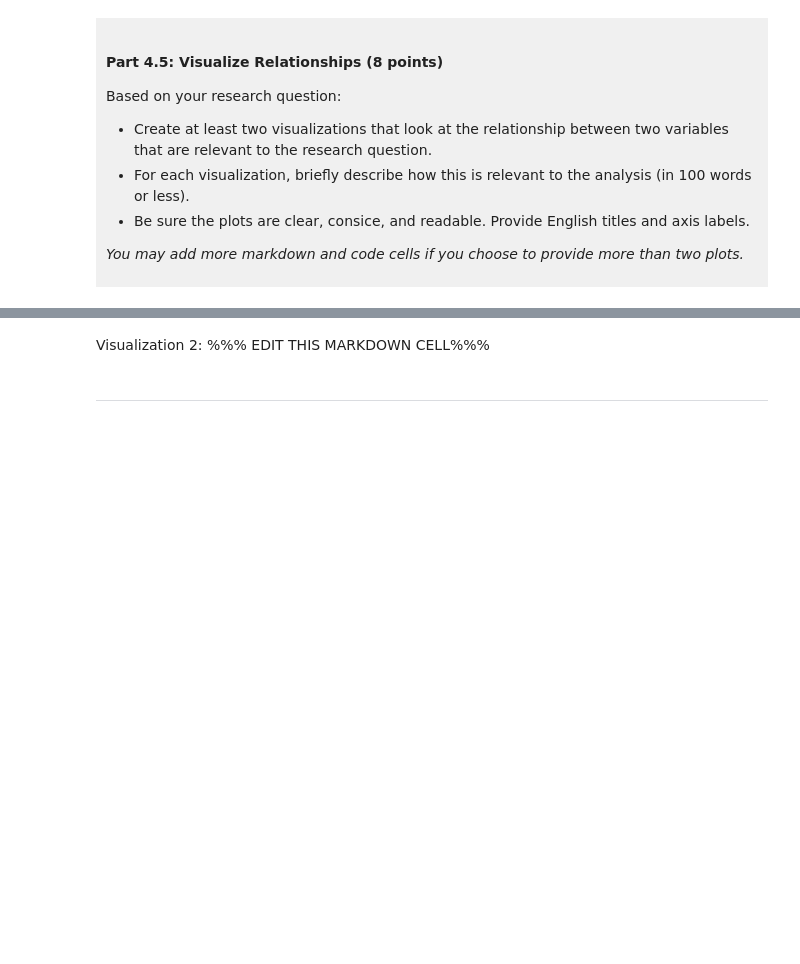
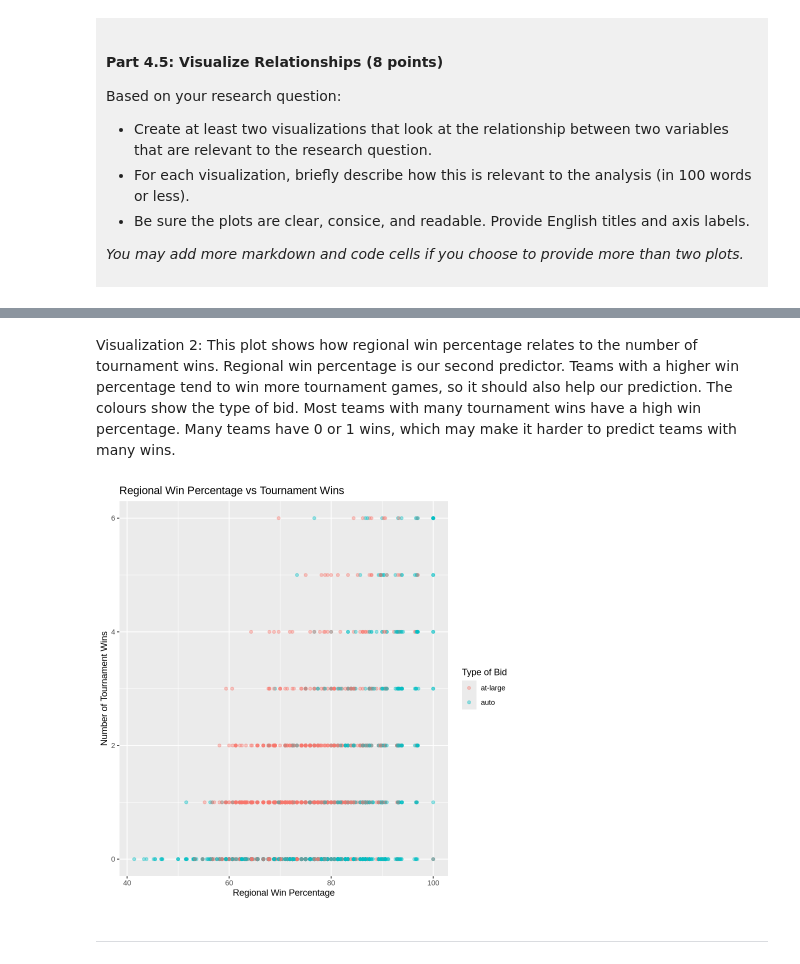
Before and after one commit to xguo1001/dsci-100-project-roxanne-guo, a Jupyter notebook: dsci-100-project-notebook.ipynb, the cells around one changed output, grey strips where cells are left out. Cells and saved outputs as stored; diff of their text form; code cells hidden in the pictures; blank space fills up the shorter version.

```diff
--- a/dsci-100-project-notebook.ipynb
+++ b/dsci-100-project-notebook.ipynb
@@ -325,7 +419,17 @@ Visualization 1: %%% EDIT THIS MARKDOWN CELL%%%
 # %% [markdown]
-Visualization 2: %%% EDIT THIS MARKDOWN CELL%%%
+Visualization 2: This plot shows how regional win percentage relates to the number of tournament wins. Regional win percentage is our second predictor. Teams with a higher win percentage tend to win more tournament games, so it should also help our prediction. The colours show the type of bid. Most teams with many tournament wins have a high win percentage. Many teams have 0 or 1 wins, which may make it harder to predict teams with many wins.
 # %%
-### EDIT THIS CODE CELL FOR VISUALIZATION 2###
+plot_pct <- march_tidy |>
+  ggplot(aes(x = reg_wins_pct, y = tourney_wins, colour = bid)) +
+  geom_point(alpha = 0.4) +
+  labs(x = "Regional Win Percentage",
+       y = "Number of Tournament Wins",
+       colour = "Type of Bid",
+       title = "Regional Win Percentage vs Tournament Wins")
+
+plot_pct
+# %% [output]
+[figure, added]
 # %% [markdown]
 ------
 # %% [markdown]
```
Also changed, not shown: parts of 9 cells of this notebook.
